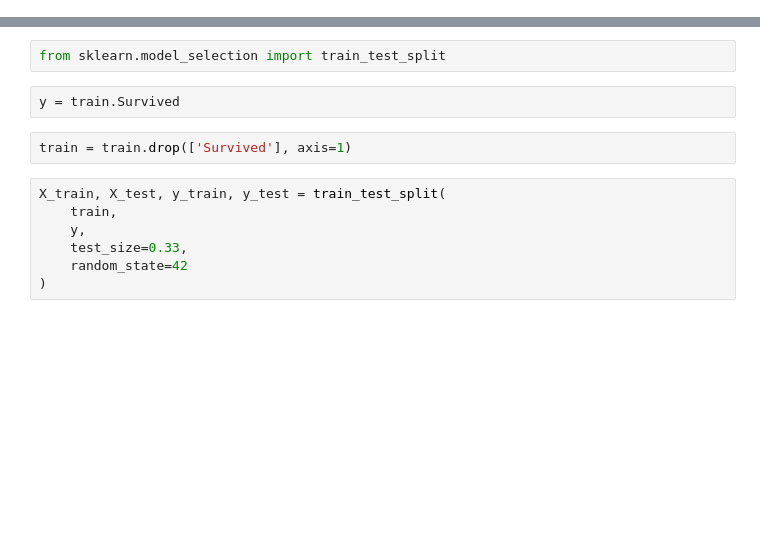
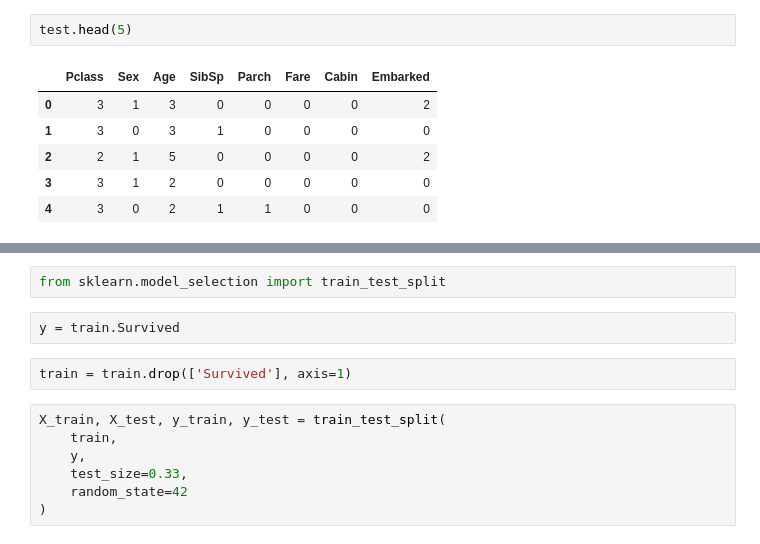
Before and after one commit to kirillsavelyev/kaggle, a Jupyter notebook: titanic/titanic_notebook.ipynb, the cells around one changed output, grey strips where cells are left out. Cells and saved outputs as stored; diff of their text form; blank space fills up the shorter version.

```diff
--- a/titanic/titanic_notebook.ipynb
+++ b/titanic/titanic_notebook.ipynb
@@ -48,0 +171,9 @@ sb.pairplot(train,
+# %%
+test.head(5)
+# %% [output]
+|  | Pclass | Sex | Age | SibSp | Parch | Fare | Cabin | Embarked |
+| 0 | 3 | 1 | 3 | 0 | 0 | 0 | 0 | 2 |
+| 1 | 3 | 0 | 3 | 1 | 0 | 0 | 0 | 0 |
+| 2 | 2 | 1 | 5 | 0 | 0 | 0 | 0 | 2 |
+| 3 | 3 | 1 | 2 | 0 | 0 | 0 | 0 | 0 |
+| 4 | 3 | 0 | 2 | 1 | 1 | 0 | 0 | 0 |
```
Also changed, not shown: parts of 70 cells of this notebook, 4 other files.
